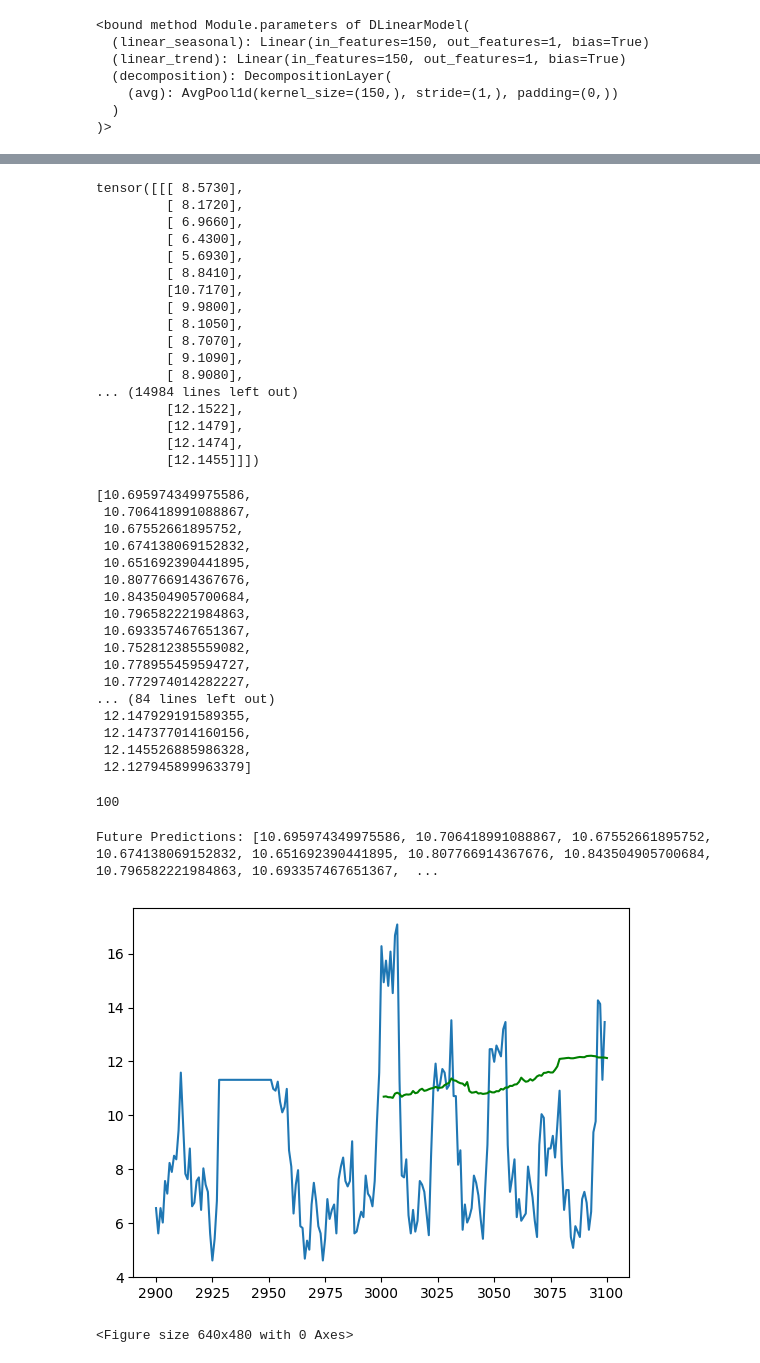
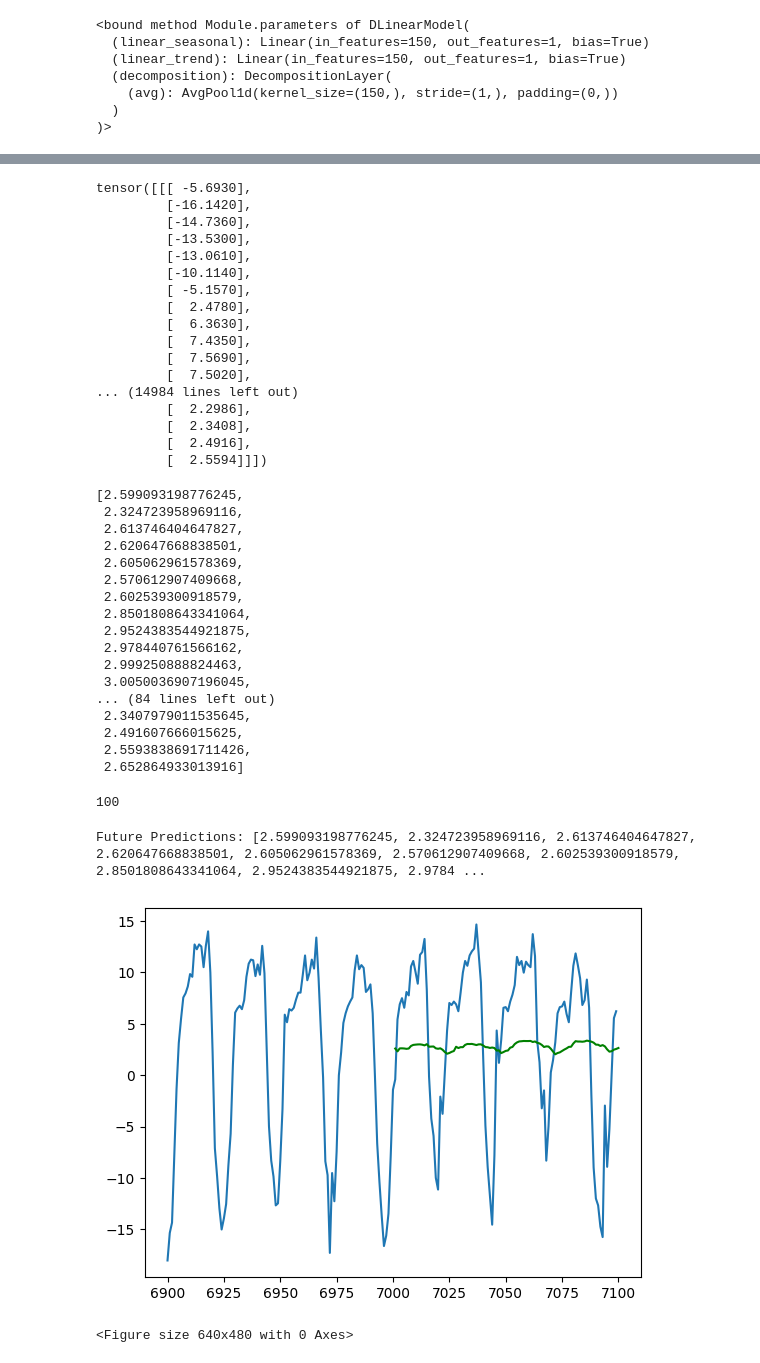
Before and after one commit to NovokshanovE/MyDlinear, a Jupyter notebook: MyDLinear/notebook_model.ipynb, the cells around one changed output, grey strips where cells are left out. Drawn from its saved outputs; the diff is of its cells as text; code cells hidden in the pictures.

```diff
--- a/MyDLinear/notebook_model.ipynb
+++ b/MyDLinear/notebook_model.ipynb
@@ -29,7 +29,7 @@ learning_rate = 0.0001
 data_size  = 6000
 step = 1
 m = 100 #на сколько шагов предсказать
-data_set = 3000
+data_set = 7000
 # %%
 class DecompositionLayer(nn.Module):
     """
@@ -132,5 +132,5 @@ torch.save(model.state_dict(), "test_model_v7_SL1")
 # %%
-model.load_state_dict(torch.load("test_model_v7_SL1"))
+model.load_state_dict(torch.load("test_model_v8_SL1"))
 model.eval()
 # %% [output]
 DLinearModel(
@@ -179,7 +179,7 @@ def predict_future_values(model, X_f, window_size, m):
 initial_values = torch.cat([X[-input_size:]]).reshape(1, 1, -1)
 
 pred = input_size
-X_f = torch.tensor(data['HUFL'].values[data_set-pred:data_set], dtype=torch.float32).view(-1, 1)
+X_f = torch.tensor(data['HUFL'].values[data_set-pred:data_set:step], dtype=torch.float32).view(-1, 1)
 print(X_f)
 dataset_f = MyDataset(X_f, pred)
 print(dataset_f.data)
@@ -275,43 +275,43 @@ for i in range(m):
 
 future_predictions = predicted_values
 # %% [output]
-tensor([[[ 8.5730],
-         [ 8.1720],
-         [ 6.9660],
-         [ 6.4300],
-         [ 5.6930],
-         [ 8.8410],
-         [10.7170],
-         [ 9.9800],
-         [ 8.1050],
-         [ 8.7070],
-         [ 9.1090],
-         [ 8.9080],
+tensor([[[ -5.6930],
+         [-16.1420],
+         [-14.7360],
+         [-13.5300],
+         [-13.0610],
+         [-10.1140],
+         [ -5.1570],
+         [  2.4780],
+         [  6.3630],
+         [  7.4350],
+         [  7.5690],
+         [  7.5020],
 ... (14984 lines left out)
-         [12.1522],
-         [12.1479],
-         [12.1474],
-         [12.1455]]])
+         [  2.2986],
+         [  2.3408],
+         [  2.4916],
+         [  2.5594]]])
 # %%
 future_predictions
 # %% [output]
-[10.695974349975586,
- 10.706418991088867,
- 10.67552661895752,
- 10.674138069152832,
- 10.651692390441895,
- 10.807766914367676,
- 10.843504905700684,
- 10.796582221984863,
- 10.693357467651367,
- 10.752812385559082,
- 10.778955459594727,
- 10.772974014282227,
+[2.599093198776245,
+ 2.324723958969116,
+ 2.613746404647827,
+ 2.620647668838501,
+ 2.605062961578369,
+ 2.570612907409668,
+ 2.602539300918579,
+ 2.8501808643341064,
+ 2.9524383544921875,
+ 2.978440761566162,
+ 2.999250888824463,
+ 3.0050036907196045,
 ... (84 lines left out)
- 12.147929191589355,
- 12.147377014160156,
- 12.145526885986328,
- 12.127945899963379]
+ 2.3407979011535645,
+ 2.491607666015625,
+ 2.5593838691711426,
+ 2.652864933013916]
 # %%
 len(future_predictions)
 # %% [output]
@@ -319,17 +319,17 @@ len(future_predictions)
 # %%
 print("Future Predictions:", future_predictions)
 time = [data_set-m+i for i in range(2*m)]
 plt.plot(time, data['HUFL'].values[data_set-m:data_set+m:step])
 #plt.plot(, )
 pred = data['HUFL'].values[data_set-1]
-time = [data_set+1+i for i in range(m, step)]
+time = [data_set+1+i for i in range(m)]
 
 
 plt.plot(time, future_predictions, 'g-')
 
 plt.show()
 plt.savefig("forecast", dpi=200)
 # %% [output]
-Future Predictions: [10.695974349975586, 10.706418991088867, 10.67552661895752, 10.674138069152832, 10.651692390441895, 10.807766914367676, 10.843504905700684, 10.796582221984863, 10.693357467651367,  ...
+Future Predictions: [2.599093198776245, 2.324723958969116, 2.613746404647827, 2.620647668838501, 2.605062961578369, 2.570612907409668, 2.602539300918579, 2.8501808643341064, 2.9524383544921875, 2.9784 ...
-[figure, old version]
+[figure, new version]
 <Figure size 640x480 with 0 Axes>
```
Also changed, not shown: parts of 3 cells of this notebook.
